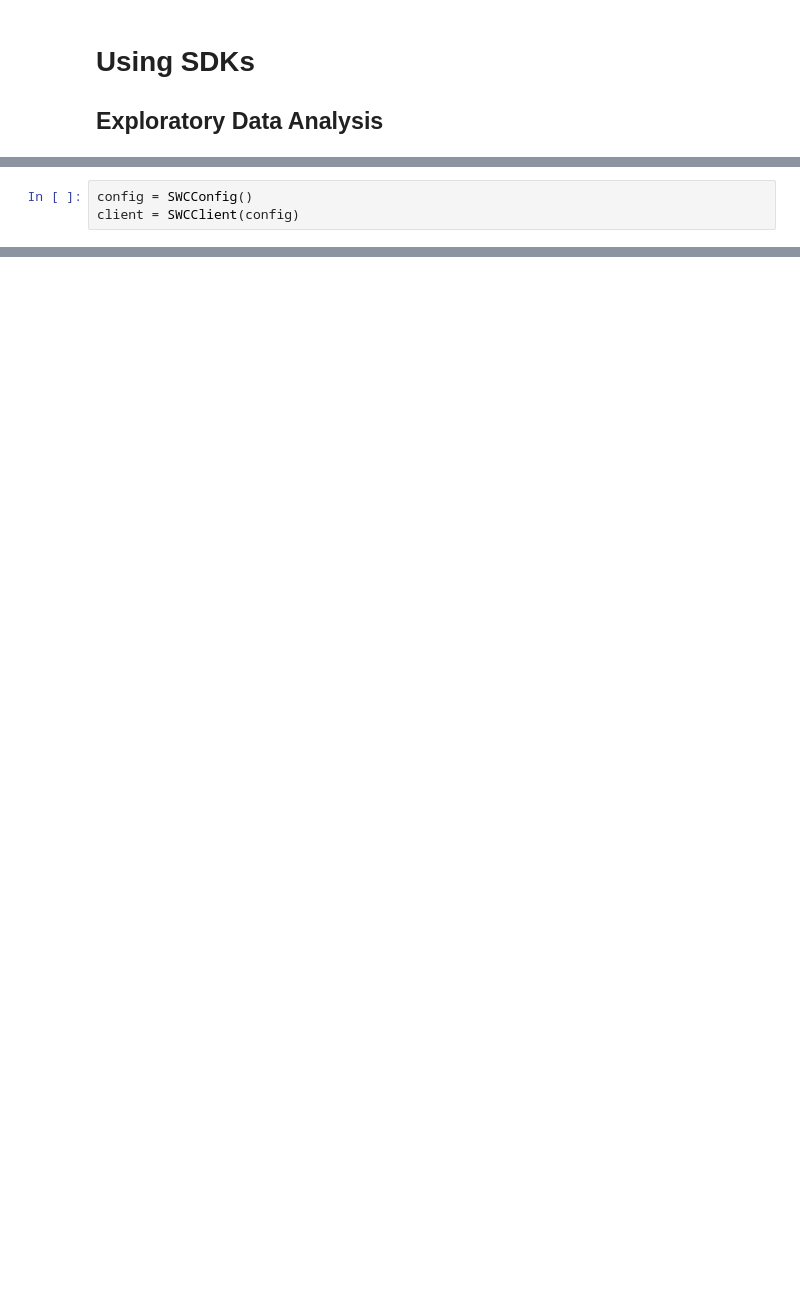
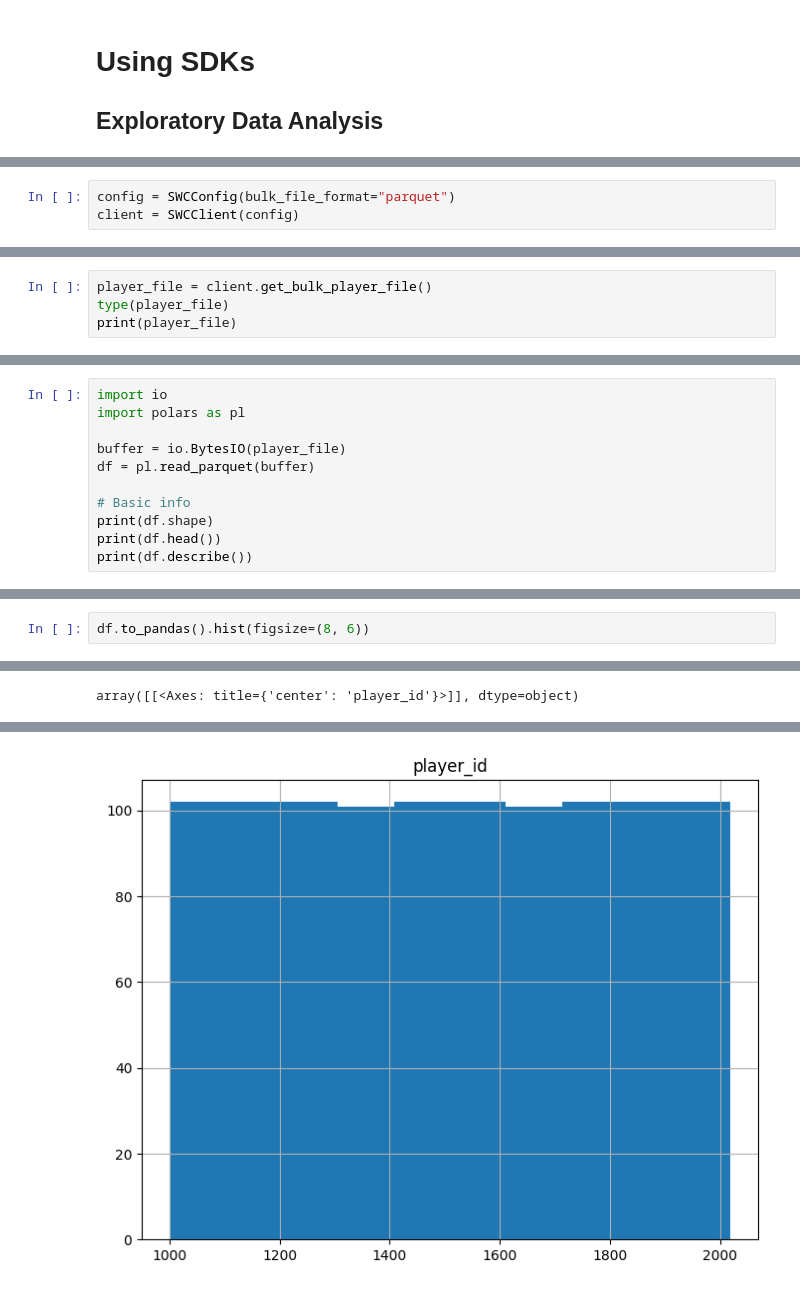
Before and after one commit to Ryandaydev/apimasters, a Jupyter notebook: Designing_APIs_SDKs/test_sdk.ipynb, the cells around one changed output, grey strips where cells are left out. Cells and saved outputs as stored; diff of their text form; blank space fills up the shorter version.

```diff
--- a/Designing_APIs_SDKs/test_sdk.ipynb
+++ b/Designing_APIs_SDKs/test_sdk.ipynb
@@ -27,4 +18,4 @@ class SWCClient:
 # %%
-config = SWCConfig()
+config = SWCConfig(bulk_file_format="parquet")
 client = SWCClient(config)
 # %% [output]
@@ -40,0 +131,4 @@ print(leagues_response)
+# %%
+player_file = client.get_bulk_player_file()
+type(player_file)
+print(player_file)
@@ -40,0 +162,11 @@ print(leagues_response)
+# %%
+import io
+import polars as pl
+
+buffer = io.BytesIO(player_file)
+df = pl.read_parquet(buffer)
+
+# Basic info
+print(df.shape)
+print(df.head())
+print(df.describe())
@@ -40,0 +191,3 @@ print(leagues_response)
+# %%
+df.to_pandas().hist(figsize=(8, 6))
+# %% [output]
@@ -40,0 +211 @@ print(leagues_response)
+array([[<Axes: title={'center': 'player_id'}>]], dtype=object)
@@ -40,0 +229 @@ print(leagues_response)
+[figure, added]
```
Also changed, not shown: parts of 17 cells of this notebook, 12 other files.
